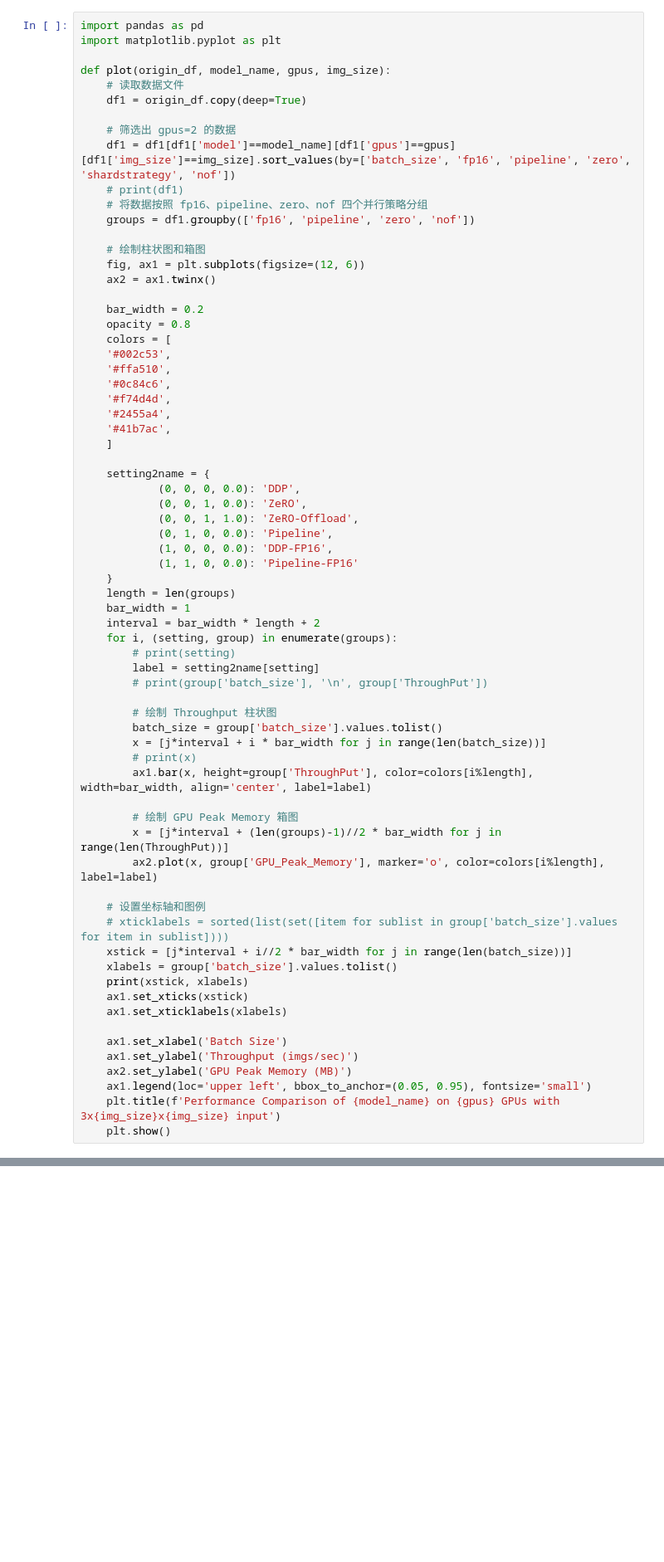
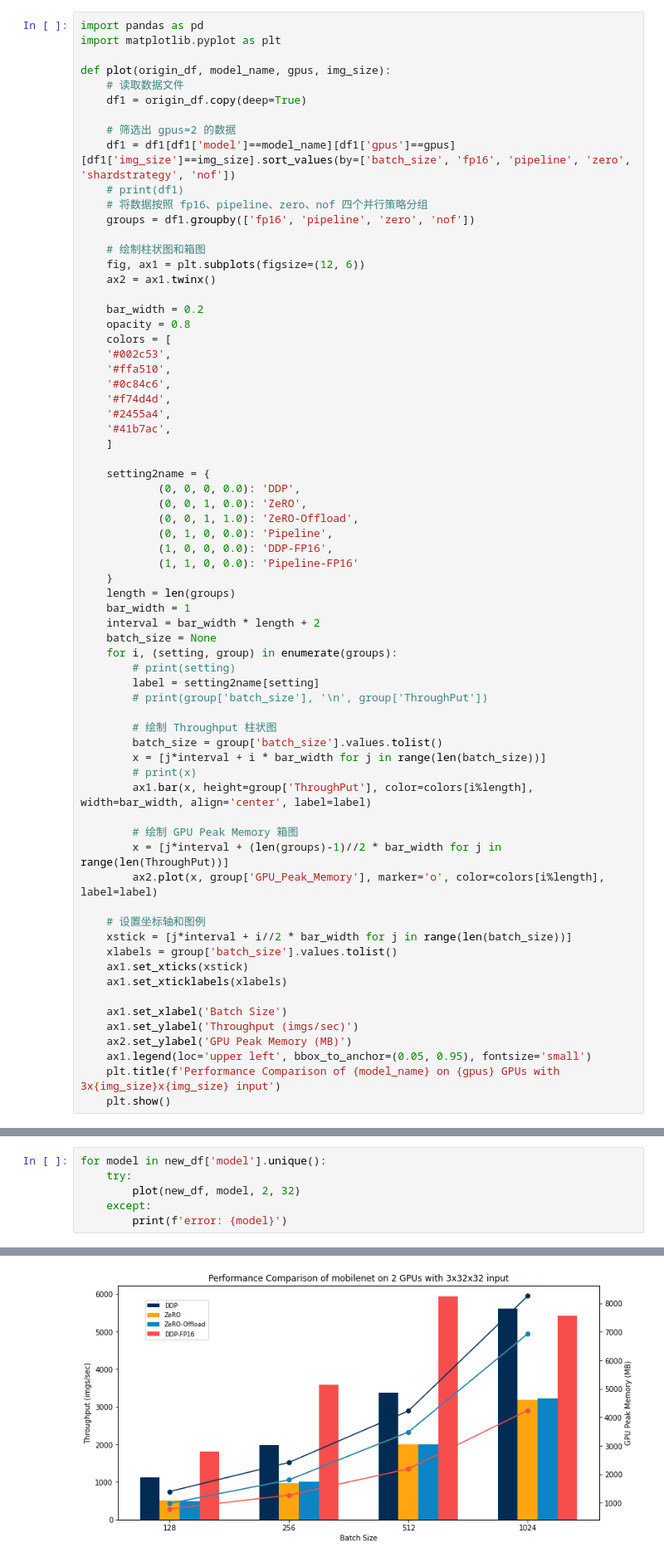
Before and after one commit to marsggbo/ColossalNAS, a Jupyter notebook: zero/process_logs.ipynb, the cells around one changed output, grey strips where cells are left out. Shown at 83% size. Cells and saved outputs as stored; diff of their text form; blank space fills up the shorter version.

```diff
--- a/zero/process_logs.ipynb
+++ b/zero/process_logs.ipynb
@@ -255,6 +255,7 @@ def plot(origin_df, model_name, gpus, img_size):
     length = len(groups)
     bar_width = 1
     interval = bar_width * length + 2
+    batch_size = None
     for i, (setting, group) in enumerate(groups):
         # print(setting)
         label = setting2name[setting]
@@ -271,10 +272,8 @@ def plot(origin_df, model_name, gpus, img_size):
         ax2.plot(x, group['GPU_Peak_Memory'], marker='o', color=colors[i%length], label=label)
 
     # 设置坐标轴和图例
-    # xticklabels = sorted(list(set([item for sublist in group['batch_size'].values for item in sublist])))
     xstick = [j*interval + i//2 * bar_width for j in range(len(batch_size))]
     xlabels = group['batch_size'].values.tolist()
-    print(xstick, xlabels)
     ax1.set_xticks(xstick)
     ax1.set_xticklabels(xlabels)
 
@@ -534,0 +286,7 @@ ofa has 3 exps
+# %%
+for model in new_df['model'].unique():
+    try:
+        plot(new_df, model, 2, 32)
+    except:
+        print(f'error: {model}')
+# %% [output]
@@ -534,0 +294 @@ ofa has 3 exps
+[figure, added]
```
Also changed, not shown: parts of 9 cells of this notebook.
